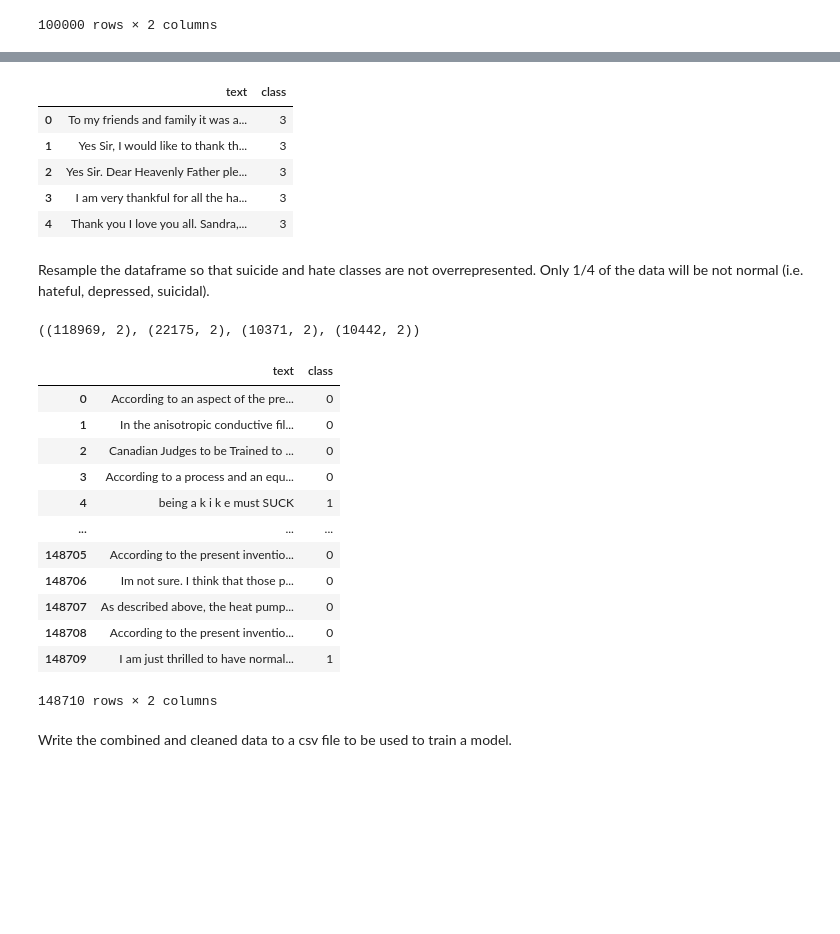
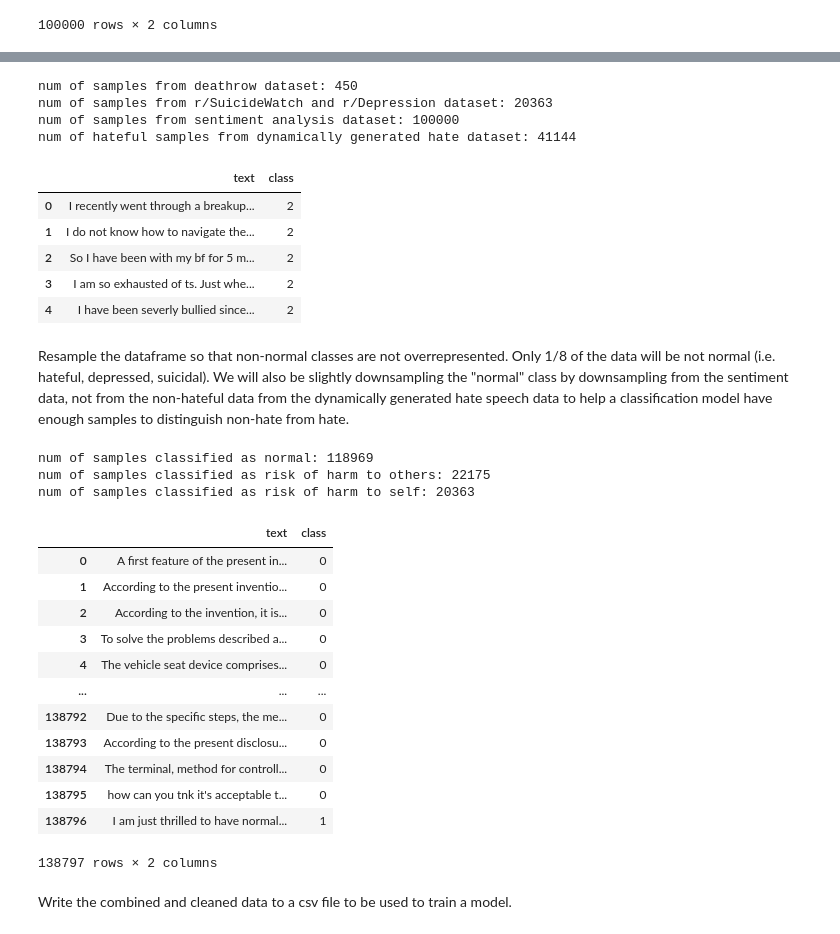
Before and after one commit to eerinah/GG-Beacon-Clone, a Jupyter notebook: data_collection.ipynb, the cells around one changed output, grey strips where cells are left out. Cells and saved outputs as stored; diff of their text form; code cells hidden in the pictures; blank space fills up the shorter version.

```diff
--- a/data_collection.ipynb
+++ b/data_collection.ipynb
@@ -70,10 +46,13 @@ Clean the csv of suicide notes.
 # extract text and class labels
 suicide_df = pd.read_csv(suicide_depression_fn)
 
-# numerically represent class labels
-suicide_df['class'] = [2 if cls == "depression" else 3 for cls in suicide_df['label']]
+# label all samples "as risk to oneself"
+suicide_df['class'] = 2
 suicide_df.drop('label', axis=1, inplace=True)
 
+# remove greetings from suicidal
+suicide_df['text'] = suicide_df['text'].apply(lambda x: remove_hello_goodbye(x))
+
 suicide_df
 # %% [output]
 |  | text | class |
@@ -99,7 +78,11 @@ hate_df = hate_df.loc[:,['text','label']]
 hate_df.rename({'label' : 'class'}, axis=1, inplace=True)
 
 # numerically represent class labels
+# label all hateful samples as "risk to others" and all non-hateful samples
+# as "normal"
 hate_df['class'] = [0 if cls == "nothate" else 1 for cls in hate_df['class']]
+
+hate_df['text'] = hate_df['text'].apply(lambda x: remove_hello_goodbye(x))
 hate_df
 # %% [output]
 |  | text | class |
@@ -148,54 +127,68 @@ deathrow_df.shape, suicide_df.shape, sentiment_df.shape, hate_df.shape
+# %%
+print(f'num of samples from r/SuicideWatch and r/Depression dataset: {suicide_df.shape[0]}')
+print(f'num of samples from sentiment analysis dataset: {sentiment_df.shape[0]}')
+print(f'num of samples from dynamically generated hate dataset: {hate_df.shape[0]}')
+# %% [output]
+num of samples from deathrow dataset: 450
+num of samples from r/SuicideWatch and r/Depression dataset: 20363
+num of samples from sentiment analysis dataset: 100000
+num of hateful samples from dynamically generated hate dataset: 41144
 # %%
 # create a new dataframe of the labeled text
-df = pd.concat([deathrow_df, sentiment_df, suicide_df, hate_df], ignore_index=True)
+df = pd.concat([suicide_df, hate_df, sentiment_df], ignore_index=True)
 df.head()
 # %% [output]
 |  | text | class |
-| 0 | To my friends and family it was a... | 3 |
-| 1 | Yes Sir, I would like to thank th... | 3 |
-| 2 | Yes Sir. Dear Heavenly Father ple... | 3 |
-| 3 | I am very thankful for all the ha... | 3 |
-| 4 | Thank you I love you all. Sandra,... | 3 |
+| 0 | I recently went through a breakup... | 2 |
+| 1 | I do not know how to navigate the... | 2 |
+| 2 | So I have been with my bf for 5 m... | 2 |
+| 3 | I am so exhausted of ts. Just whe... | 2 |
+| 4 | I have been severly bullied since... | 2 |
 # %% [markdown]
-Resample the dataframe so that suicide and hate classes are not overrepresented. Only 1/4 of the data will be not normal (i.e. hateful, depressed, suicidal).
+Resample the dataframe so that non-normal classes are not overrepresented. Only 1/8 of the data will be not normal (i.e. hateful, depressed, suicidal). We will also be slightly downsampling the "normal" class by downsampling from the sentiment data, not from the non-hateful data from the dynamically generated hate speech data to help a classification model have enough samples to distinguish non-hate from hate.
 # %%
 # extract the rows of the same class
 df_none_cls = df[df['class'].eq(0)]
-df_hate_cls = df[df['class'].eq(1)]
-df_dep_cls = df[df['class'].eq(2)]
-df_suicide_cls = df[df['class'].eq(3)]
-df_none_cls.shape, df_hate_cls.shape, df_dep_cls.shape, df_suicide_cls.shape
+df_others_cls = df[df['class'].eq(1)]
+df_self_cls = df[df['class'].eq(2)]
+
+print(f'num of samples classified as normal: {df_none_cls.shape[0]}')
+print(f'num of samples classified as risk of harm to others: {df_others_cls.shape[0]}')
+print(f'num of samples classified as risk of harm to self: {df_self_cls.shape[0]}')
 # %% [output]
-((118969, 2), (22175, 2), (10371, 2), (10442, 2))
+num of samples classified as normal: 118969
+num of samples classified as risk of harm to others: 22175
+num of samples classified as risk of harm to self: 20363
 # %%
 # non-neutral text will be 1/4 of size the neutral data
+# all minority classes are equally sampled
 n_samples = math.floor(df_none_cls.shape[0] / 12)
-df = pd.concat([df_none_cls, df_hate_cls.sample(n=n_samples,
+
+df = pd.concat([df_none_cls, df_others_cls.sample(n=n_samples,
                                                 random_state=RAND_STATE),
-                df_dep_cls.sample(n=n_samples, random_state=RAND_STATE),
-                df_suicide_cls.sample(n=n_samples, random_state=RAND_STATE)],
+                df_self_cls.sample(n=n_samples, random_state=RAND_STATE)],
                ignore_index=True)
 
 # remove any documents that are only the word "None"
 df = df[df['text'] != 'None']
 
 # shuffle the samples in the dataset
 df = df.sample(df.shape[0], random_state=RAND_STATE, ignore_index=True)
 df
 # %% [output]
 |  | text | class |
-| 0 | According to an aspect of the pre... | 0 |
-| 1 | In the anisotropic conductive fil... | 0 |
-| 2 | Canadian Judges to be Trained to ... | 0 |
-| 3 | According to a process and an equ... | 0 |
-| 4 | being a k i k e must SUCK | 1 |
+| 0 | A first feature of the present in... | 0 |
+| 1 | According to the present inventio... | 0 |
+| 2 | According to the invention, it is... | 0 |
+| 3 | To solve the problems described a... | 0 |
+| 4 | The vehicle seat device comprises... | 0 |
 | ... | ... | ... |
-| 148705 | According to the present inventio... | 0 |
-| 148706 | Im not sure. I think that those p... | 0 |
-| 148707 | As described above, the heat pump... | 0 |
-| 148708 | According to the present inventio... | 0 |
-| 148709 | I am just thrilled to have normal... | 1 |
+| 138792 | Due to the specific steps, the me... | 0 |
+| 138793 | According to the present disclosu... | 0 |
+| 138794 | The terminal, method for controll... | 0 |
+| 138795 | how can you tnk it's acceptable t... | 0 |
+| 138796 | I am just thrilled to have normal... | 1 |
-148710 rows × 2 columns
+138797 rows × 2 columns
 # %% [markdown]
 Write the combined and cleaned data to a csv file to be used to train a model.
 # %%
```
Also changed, not shown: parts of 10 cells of this notebook, 5 other files.
